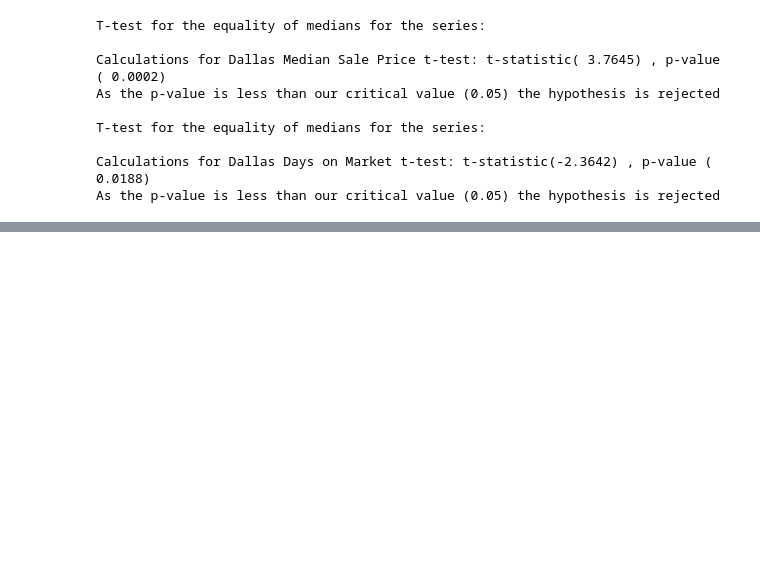
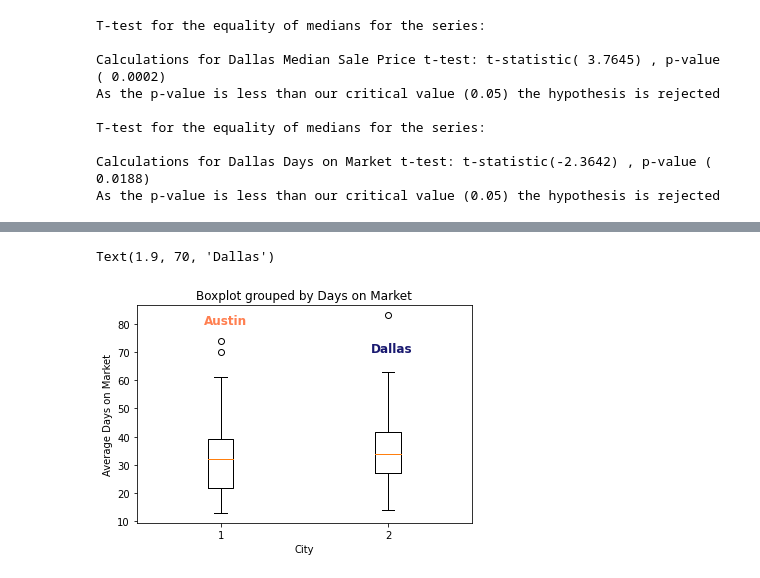
Before and after one commit to marthagriggs9/group4_project, a Jupyter notebook: HipotesisTestsAustinDallas.ipynb, the cells around one changed output, grey strips where cells are left out. Saved outputs shown, nothing was run; the diff lists cells and outputs as text; code cells hidden in the pictures; blank space fills up the shorter version.

```diff
--- a/HipotesisTestsAustinDallas.ipynb
+++ b/HipotesisTestsAustinDallas.ipynb
@@ -101,0 +123,10 @@ As the p-value is less than our critical value (0.05) the hypothesis is rejected
+# %%
+plt.boxplot((austin_df["Days on Market"], dallas_df["Days on Market"]));
+plt.title("Boxplot grouped by Days on Market")
+plt.xlabel("City")
+plt.ylabel("Average Days on Market")
+plt.annotate("Austin", (0.9,80), fontsize=12,color="coral", fontweight="bold")
+plt.annotate("Dallas", (1.9,70), fontsize=12,color="midnightblue", fontweight="bold")
+# %% [output]
+Text(1.9, 70, 'Dallas')
+[figure, added]
```
Also changed, not shown: parts of 2 cells of this notebook.
